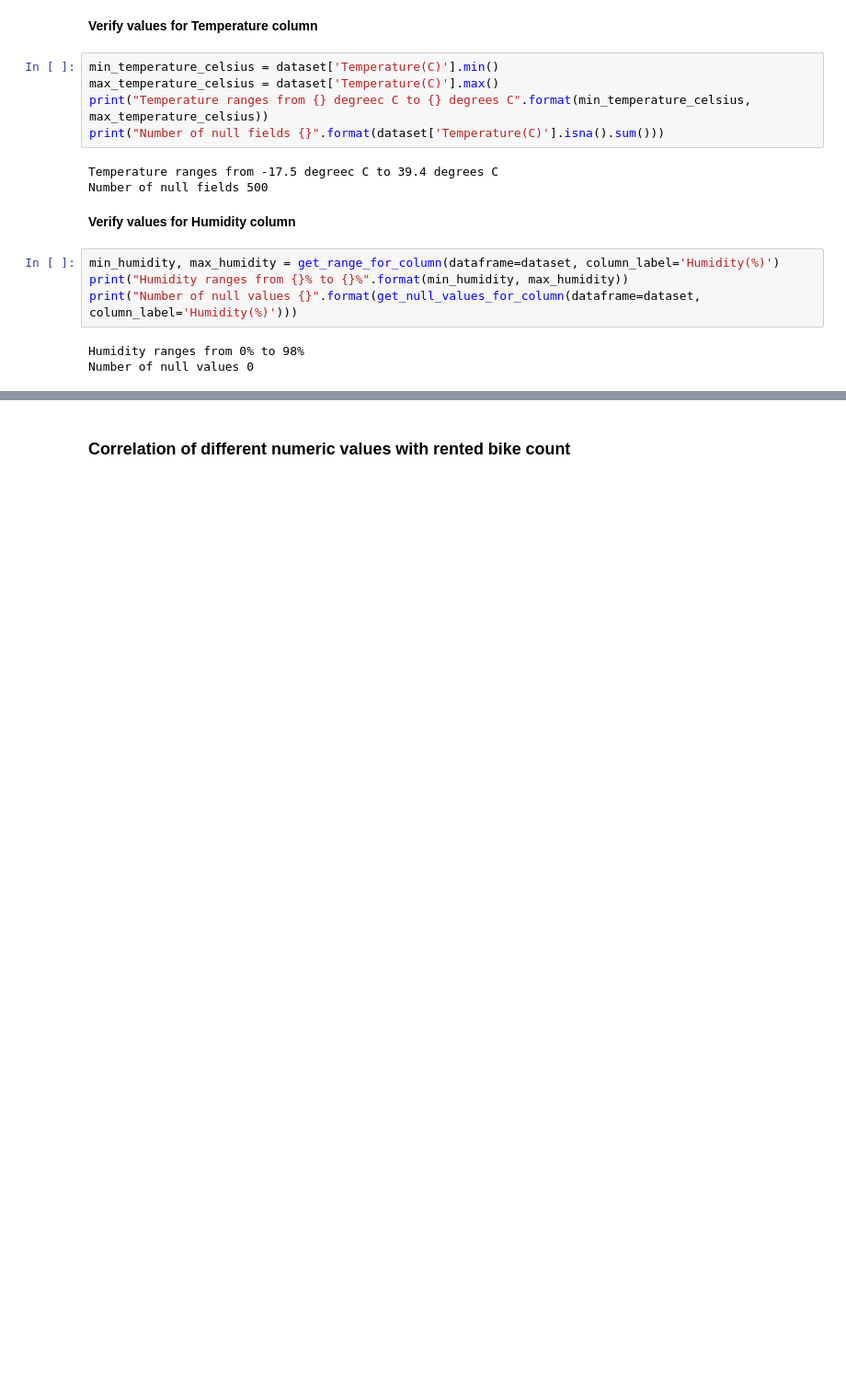
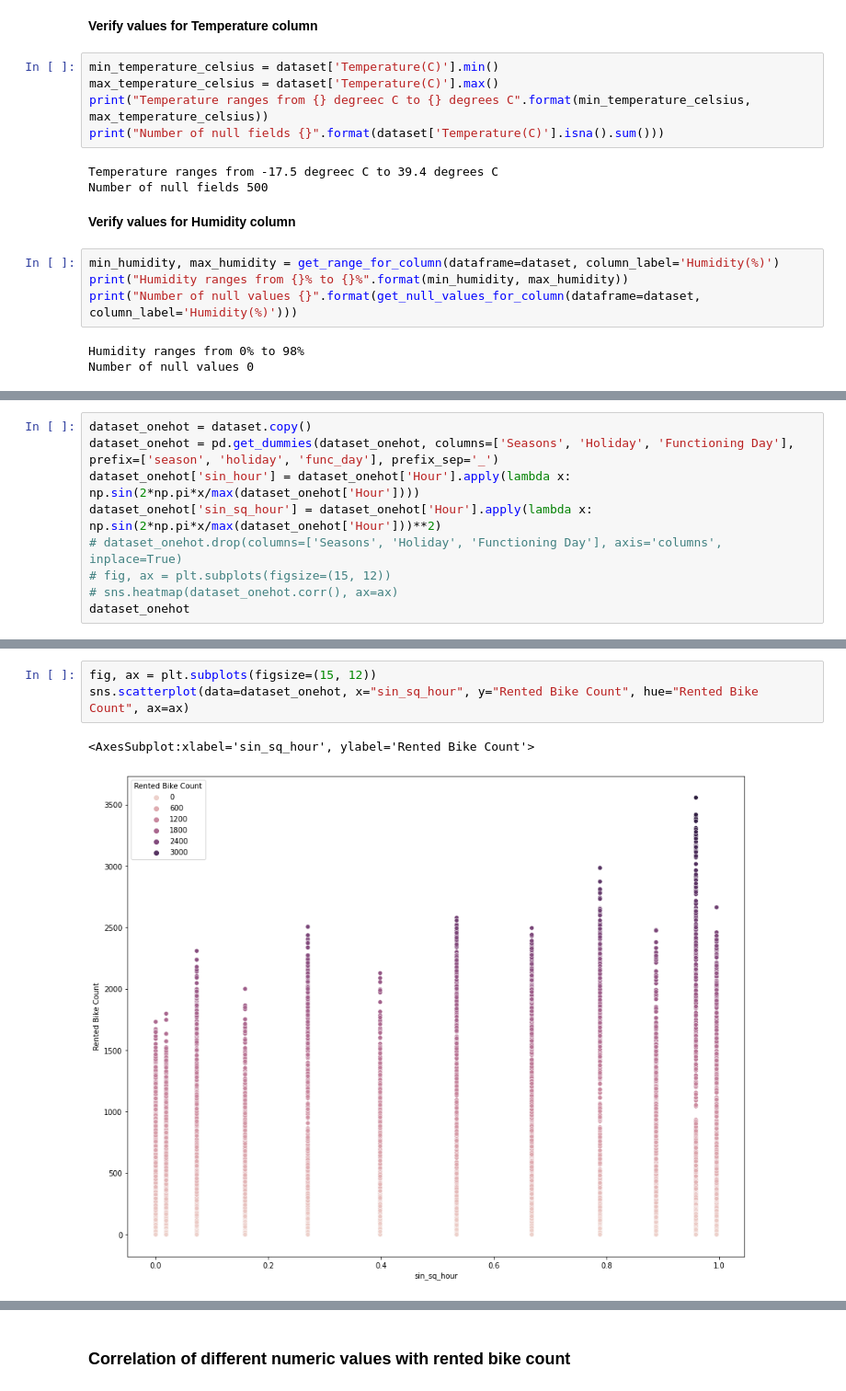
Before and after one commit to krshubham/DA-224-MP-1, a Jupyter notebook: notebooks/eda/bike-sharing-datatset-eda.ipynb, the cells around one changed output, grey strips where cells are left out. Shown: that part at 92% size. Drawn from its saved outputs; the diff is of its cells as text; blank space fills up the shorter version.

```diff
--- a/notebooks/eda/bike-sharing-datatset-eda.ipynb
+++ b/notebooks/eda/bike-sharing-datatset-eda.ipynb
@@ -135,0 +144,9 @@ Based on the above dataset we have about 8760 rows and about 14 attributes (igno
+# %%
+dataset_onehot = dataset.copy()
+dataset_onehot = pd.get_dummies(dataset_onehot, columns=['Seasons', 'Holiday', 'Functioning Day'], prefix=['season', 'holiday', 'func_day'], prefix_sep='_')
+dataset_onehot['sin_hour'] = dataset_onehot['Hour'].apply(lambda x: np.sin(2*np.pi*x/max(dataset_onehot['Hour'])))
+dataset_onehot['sin_sq_hour'] = dataset_onehot['Hour'].apply(lambda x: np.sin(2*np.pi*x/max(dataset_onehot['Hour']))**2)
+# dataset_onehot.drop(columns=['Seasons', 'Holiday', 'Functioning Day'], axis='columns', inplace=True)
+# fig, ax = plt.subplots(figsize=(15, 12))
+# sns.heatmap(dataset_onehot.corr(), ax=ax)
+dataset_onehot
@@ -135,0 +167,6 @@ Based on the above dataset we have about 8760 rows and about 14 attributes (igno
+# %%
+fig, ax = plt.subplots(figsize=(15, 12))
+sns.scatterplot(data=dataset_onehot, x="sin_sq_hour", y="Rented Bike Count", hue="Rented Bike Count", ax=ax)
+# %% [output]
+<AxesSubplot:xlabel='sin_sq_hour', ylabel='Rented Bike Count'>
+[figure, added]
```
Also changed, not shown: parts of 13 cells of this notebook.
